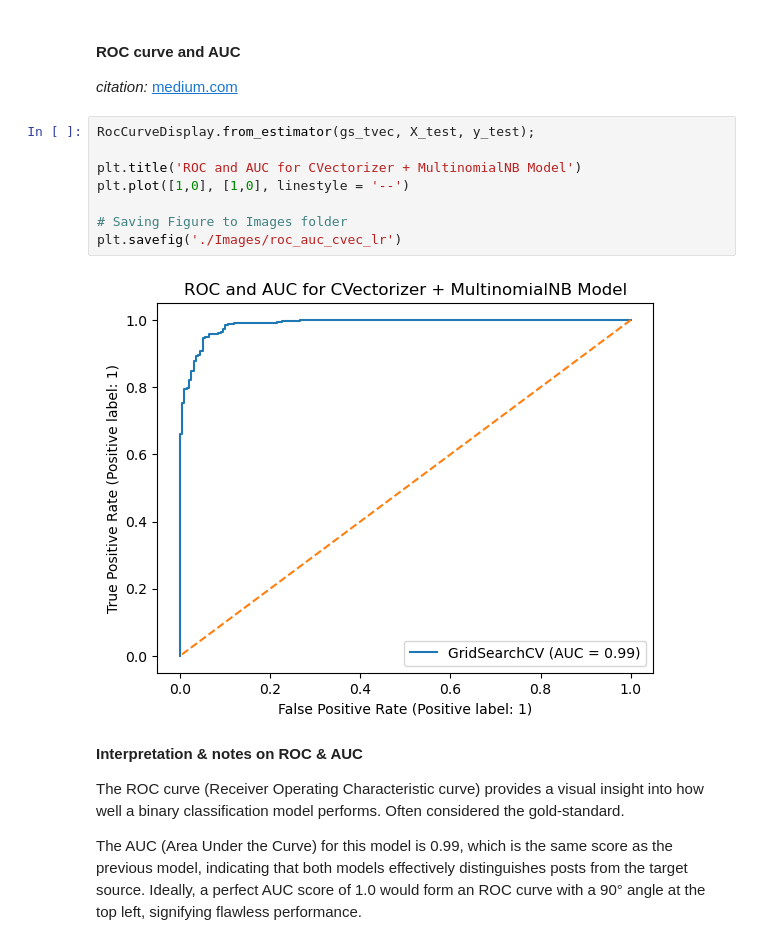
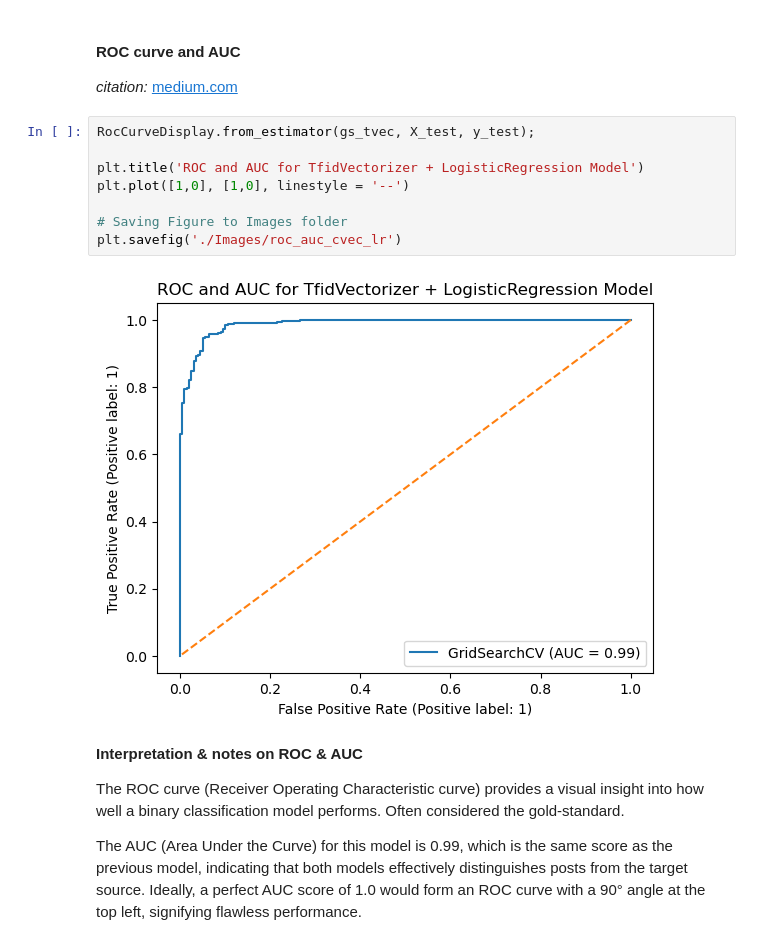
Before and after one commit to MartaFuentesF/NLP_classification_reddit_posts, a Jupyter notebook: 04_Modeling_and_evaluation_tfid_lr.ipynb, the cells around one changed output. Drawn from its saved outputs; the diff is of its cells as text.

Commit message:
fixed titles third time

```diff
--- a/04_Modeling_and_evaluation_tfid_lr.ipynb
+++ b/04_Modeling_and_evaluation_tfid_lr.ipynb
@@ -236,13 +236,13 @@ Another important metric is the AUC for the ROC curve. I will calculate those be
 # %%
 RocCurveDisplay.from_estimator(gs_tvec, X_test, y_test);
 
-plt.title('ROC and AUC for CVectorizer + MultinomialNB Model')
+plt.title('ROC and AUC for TfidVectorizer + LogisticRegression Model')
 plt.plot([1,0], [1,0], linestyle = '--')
 
 # Saving Figure to Images folder
 plt.savefig('./Images/roc_auc_cvec_lr')
 # %% [output]
-[figure, old version]
+[figure, new version]
 # %% [markdown]
 **Interpretation & notes on ROC & AUC**
 
```
Also changed, not shown: 1 other file.
